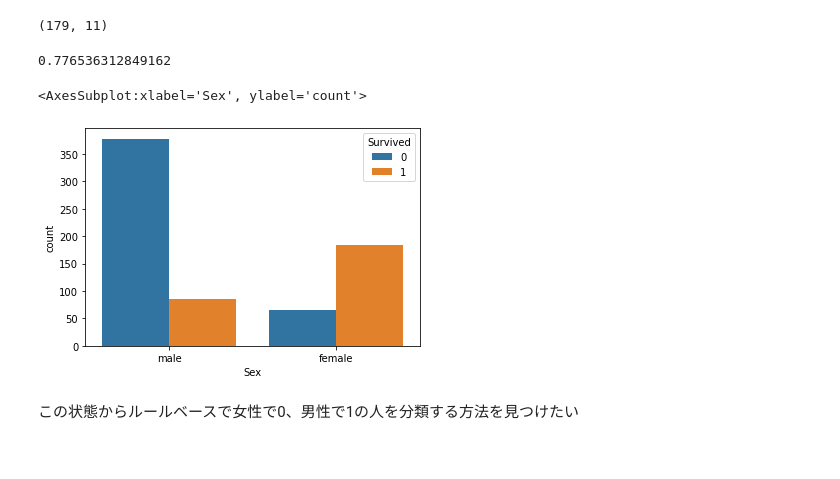
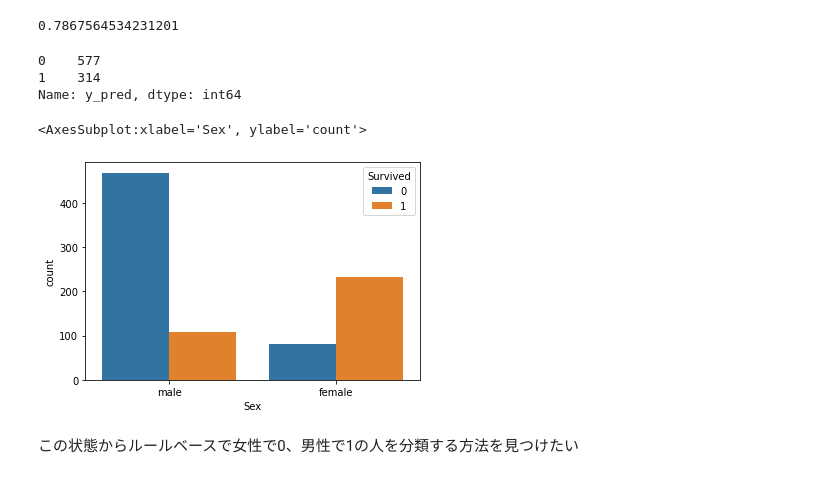
Before and after one commit to o-r-r-p/rulebased, a Jupyter notebook: rulebase.ipynb, the cells around one changed output. Cells and saved outputs as stored; diff of their text form; code cells hidden in the pictures.

```diff
--- a/rulebase.ipynb
+++ b/rulebase.ipynb
@@ -17,18 +15,20 @@ X_train, X_test, y_train, y_test = train_test_split(X, y, test_size=0.2, random_
-# %%
-X_test.shape
-# %% [output]
-(179, 11)
 # %%
 # ベースライン（男女で分類）
-baseline = X_test["Sex"].map({'female': 1, 'male': 0})
+X['y_pred'] = X["Sex"].map({'female': 1, 'male': 0})
-# %%
-accuracy_score(y_test, baseline)
-# %% [output]
-0.776536312849162
+# %%
+accuracy_score(y,X['y_pred'] )
+# %% [output]
+0.7867564534231201
+# %%
+X['y_pred'].value_counts()
+# %% [output]
+0    577
+1    314
+Name: y_pred, dtype: int64
 # %%
-sns.countplot(x=X_train["Sex"], hue=y_train)
+sns.countplot(x=X["Sex"], hue=y)
 # %% [output]
 <AxesSubplot:xlabel='Sex', ylabel='count'>
-[figure, old version]
+[figure, new version]
 # %% [markdown]
 この状態からルールベースで女性で0、男性で1の人を分類する方法を見つけたい
```
Also changed, not shown: parts of 30 cells of this notebook, 1 other file.
